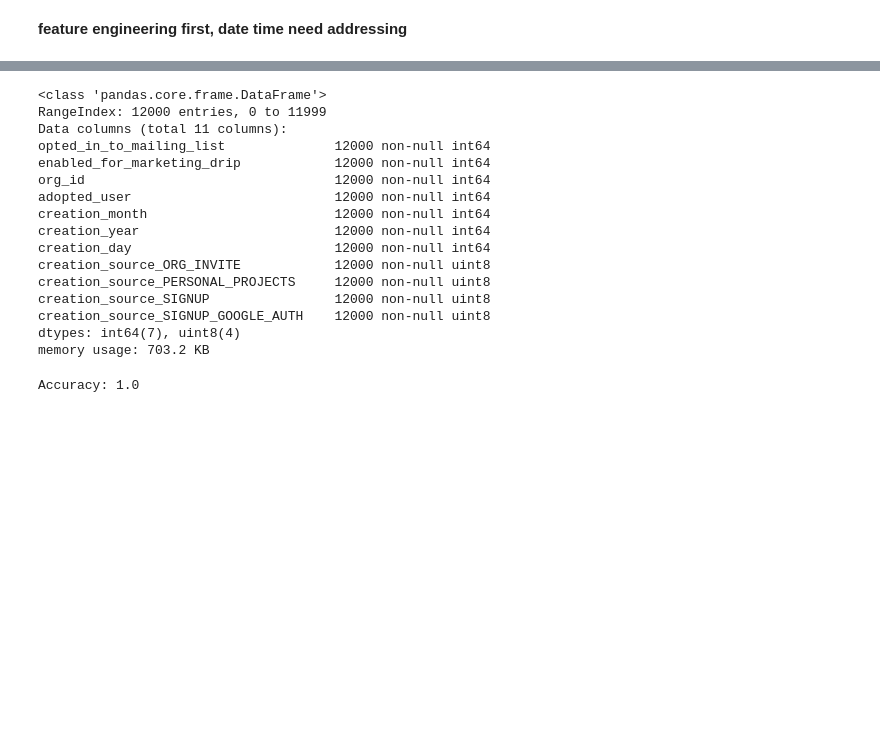
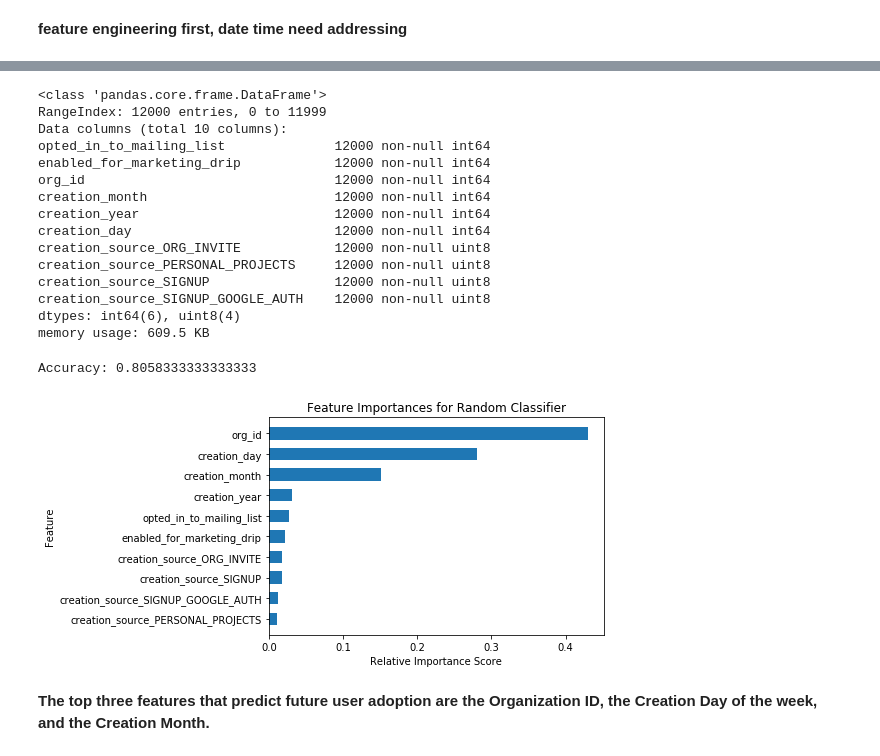
Before and after one commit to mightysquirrely/Springboard-Mini-Projects, a Jupyter notebook: take_home_challenge_relax.ipynb, the cells around one changed output, grey strips where cells are left out. Drawn from its saved outputs; the diff is of its cells as text; code cells hidden in the pictures; blank space fills up the shorter version.

```diff
--- a/take_home_challenge_relax.ipynb
+++ b/take_home_challenge_relax.ipynb
@@ -245,7 +245,7 @@ users.head(5)
 | 3 | 4 | 2013-05-21 08:09:28 | Clausen Nicklas | NicklasSClausen@yahoo.com | GUEST_INVITE | 2013-05-22 08:09:28 | 0 | ... |
 | 4 | 5 | 2013-01-17 10:14:20 | Raw Grace | GraceRaw@yahoo.com | GUEST_INVITE | 2013-01-22 10:14:20 | 0 | ... |
 # %%
-users_clean = users.drop(['email','creation_time', 'name', 'user_id', 'invited_by_user_id', 'last_session_creation_time'], axis = 1)
+users_clean = users.drop(['adopted_user', 'email','creation_time', 'name', 'user_id', 'invited_by_user_id', 'last_session_creation_time'], axis = 1)
 # %%
 #convert other categorical columns into dummies
 X = pd.get_dummies(users_clean, drop_first=True)
@@ -254,11 +254,10 @@ X.info()
 # %% [output]
 <class 'pandas.core.frame.DataFrame'>
 RangeIndex: 12000 entries, 0 to 11999
-Data columns (total 11 columns):
+Data columns (total 10 columns):
 opted_in_to_mailing_list              12000 non-null int64
 enabled_for_marketing_drip            12000 non-null int64
 org_id                                12000 non-null int64
-adopted_user                          12000 non-null int64
 creation_month                        12000 non-null int64
 creation_year                         12000 non-null int64
 creation_day                          12000 non-null int64
@@ -266,8 +265,8 @@ creation_source_ORG_INVITE            12000 non-null uint8
 creation_source_PERSONAL_PROJECTS     12000 non-null uint8
 creation_source_SIGNUP                12000 non-null uint8
 creation_source_SIGNUP_GOOGLE_AUTH    12000 non-null uint8
-dtypes: int64(7), uint8(4)
-memory usage: 703.2 KB
+dtypes: int64(6), uint8(4)
+memory usage: 609.5 KB
 # %%
 #https://www.datacamp.com/community/tutorials/random-forests-classifier-python#advantages
 # %%
@@ -293,4 +292,18 @@ from sklearn import metrics
 # Model Accuracy, how often is the classifier correct?
 print("Accuracy:",metrics.accuracy_score(y_test, y_pred))
 # %% [output]
-Accuracy: 1.0
+Accuracy: 0.8058333333333333
+# %%
+wqp_dt_feature_importances = clf.feature_importances_
+wqp_dt_feature_names, wqp_dt_feature_scores = zip(*sorted(zip(X.columns, wqp_dt_feature_importances),
+                                                          key=lambda x: x[1]))
+y_position = list(range(len(wqp_dt_feature_names)))
+plt.barh(y_position, wqp_dt_feature_scores, height=0.6, align='center')
+plt.yticks(y_position , wqp_dt_feature_names)
+plt.xlabel('Relative Importance Score')
+plt.ylabel('Feature')
+t = plt.title('Feature Importances for Random Classifier')
+# %% [output]
+[figure, added]
+# %% [markdown]
+**The top three features that predict future user adoption are the Organization ID, the Creation Day of the week, and the Creation Month.**
```
